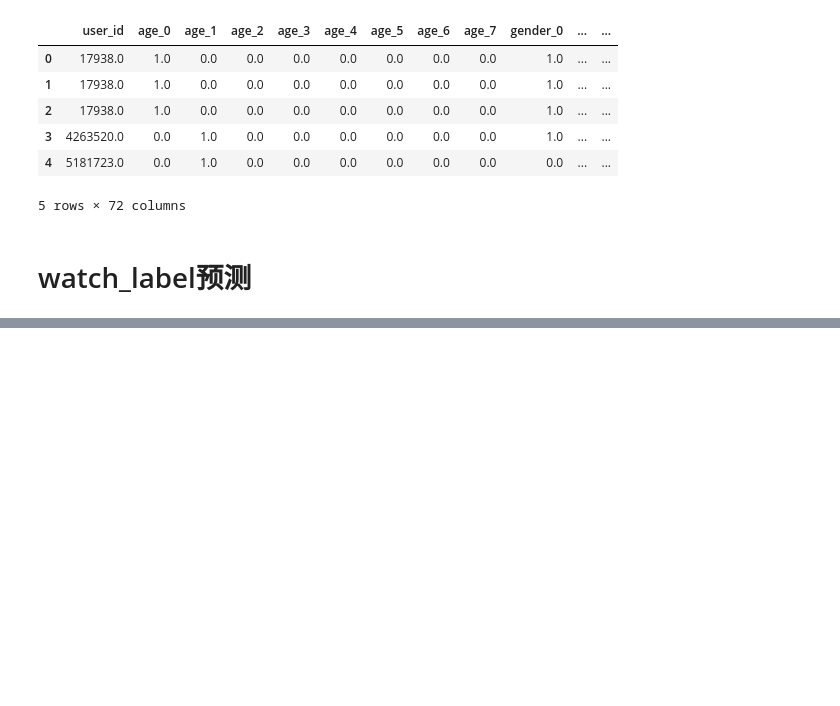
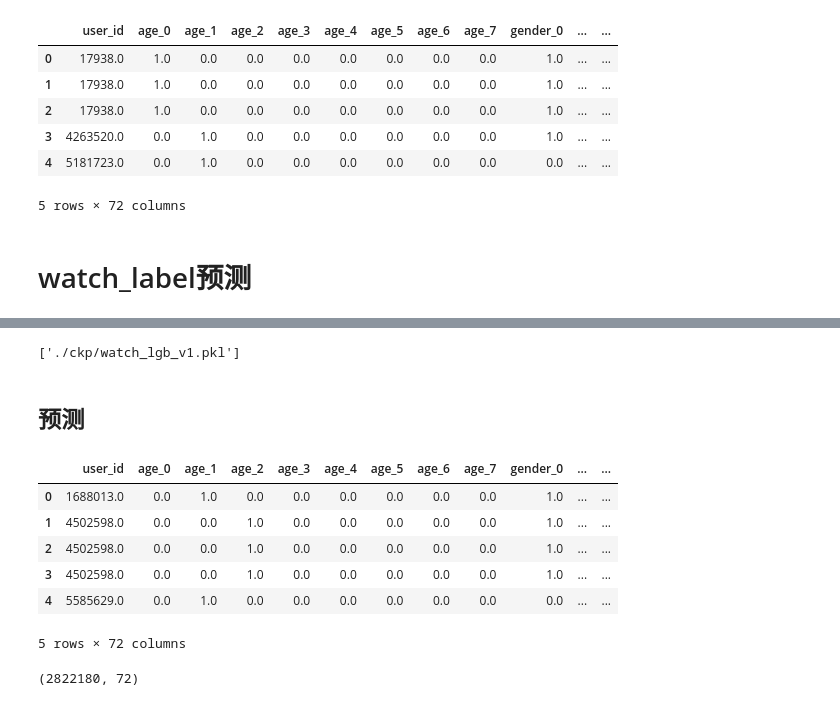
Before and after one commit to GZYZG/2021-digix-recommendation, a Jupyter notebook: Models/LightGBM.ipynb, the cells around one changed output, grey strips where cells are left out. Saved outputs shown, nothing was run; the diff lists cells and outputs as text; code cells hidden in the pictures; blank space fills up the shorter version.

```diff
--- a/Models/LightGBM.ipynb
+++ b/Models/LightGBM.ipynb
@@ -74,0 +111,5 @@ gbm.fit(X_train, y_train, eval_set=[(X_test, y_test)], early_stopping_rounds=5)
+# %%
+# 模型存储
+joblib.dump(gbm, './ckp/watch_lgb_v1.pkl')
+# %% [output]
+['./ckp/watch_lgb_v1.pkl']
@@ -74,0 +121,19 @@ gbm.fit(X_train, y_train, eval_set=[(X_test, y_test)], early_stopping_rounds=5)
+# %% [markdown]
+## 预测
+# %%
+# load test data
+test_data = pd.read_csv("../dataset/testdata/user_video_test.csv")
+# %%
+test_data.head()
+# %% [output]
+|  | user_id | age_0 | age_1 | age_2 | age_3 | age_4 | age_5 | age_6 | age_7 | gender_0 | ... | ... |
+| 0 | 1688013.0 | 0.0 | 1.0 | 0.0 | 0.0 | 0.0 | 0.0 | 0.0 | 0.0 | 1.0 | ... | ... |
+| 1 | 4502598.0 | 0.0 | 0.0 | 1.0 | 0.0 | 0.0 | 0.0 | 0.0 | 0.0 | 1.0 | ... | ... |
+| 2 | 4502598.0 | 0.0 | 0.0 | 1.0 | 0.0 | 0.0 | 0.0 | 0.0 | 0.0 | 1.0 | ... | ... |
+| 3 | 4502598.0 | 0.0 | 0.0 | 1.0 | 0.0 | 0.0 | 0.0 | 0.0 | 0.0 | 1.0 | ... | ... |
+| 4 | 5585629.0 | 0.0 | 1.0 | 0.0 | 0.0 | 0.0 | 0.0 | 0.0 | 0.0 | 0.0 | ... | ... |
+5 rows × 72 columns
+# %%
+test_data.shape
+# %% [output]
+(2822180, 72)
```
Also changed, not shown: parts of 33 cells of this notebook, 3 other files.
